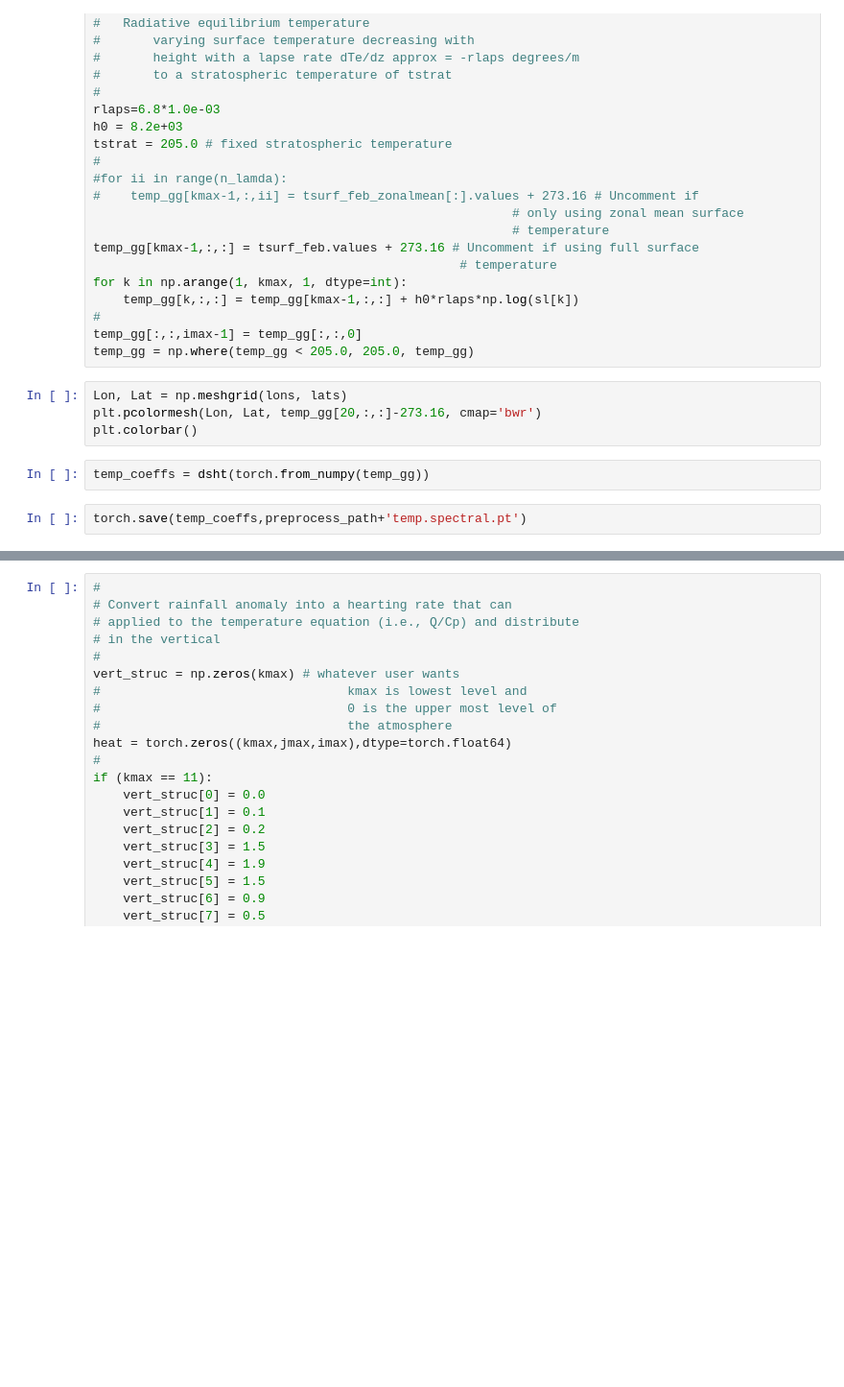
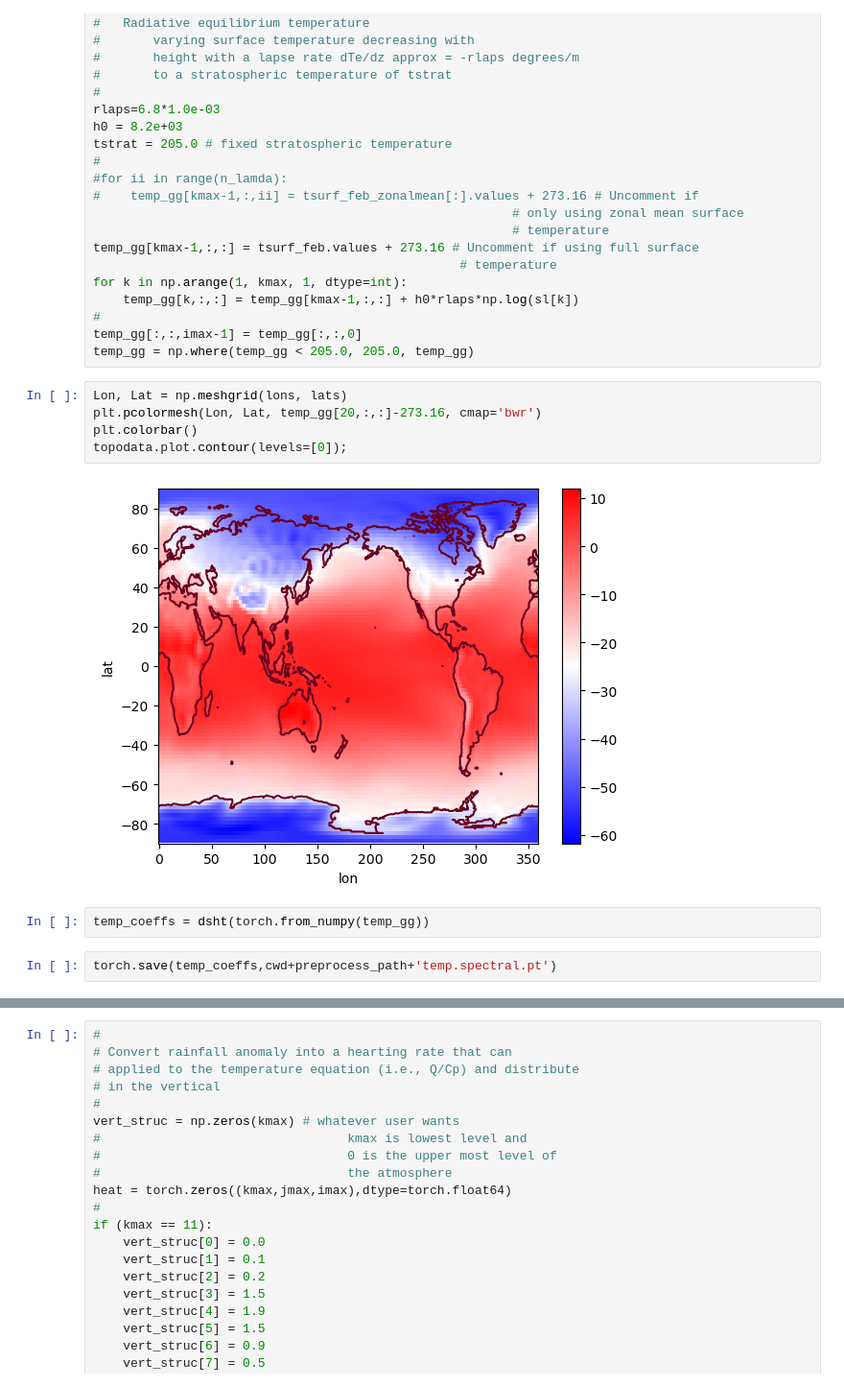
Before and after one commit to jsb288/Atmospheric-Teleconnection-Model, a Jupyter notebook: MultiThread_Model/preprocess.ipynb, the cells around one changed output, grey strips where cells are left out. Shown at 96% size. Saved outputs shown, nothing was run; the diff lists cells and outputs as text; blank space fills up the shorter version.

```diff
--- a/MultiThread_Model/preprocess.ipynb
+++ b/MultiThread_Model/preprocess.ipynb
@@ -193,11 +237,14 @@ temp_gg = np.where(temp_gg < 205.0, 205.0, temp_gg)
 # %%
 Lon, Lat = np.meshgrid(lons, lats)
 plt.pcolormesh(Lon, Lat, temp_gg[20,:,:]-273.16, cmap='bwr')
 plt.colorbar()
+topodata.plot.contour(levels=[0]);
+# %% [output]
+[figure, added]
 # %%
 temp_coeffs = dsht(torch.from_numpy(temp_gg))
 # %%
-torch.save(temp_coeffs,preprocess_path+'temp.spectral.pt')
+torch.save(temp_coeffs,cwd+preprocess_path+'temp.spectral.pt')
 # %%
 #
 ftemp = 'http://psl.noaa.gov/thredds/dodsC/Datasets/ncep.reanalysis/Monthlies/surface_gauss/pres.sfc.mon.mean.nc'
```
Also changed, not shown: parts of 39 cells of this notebook.
